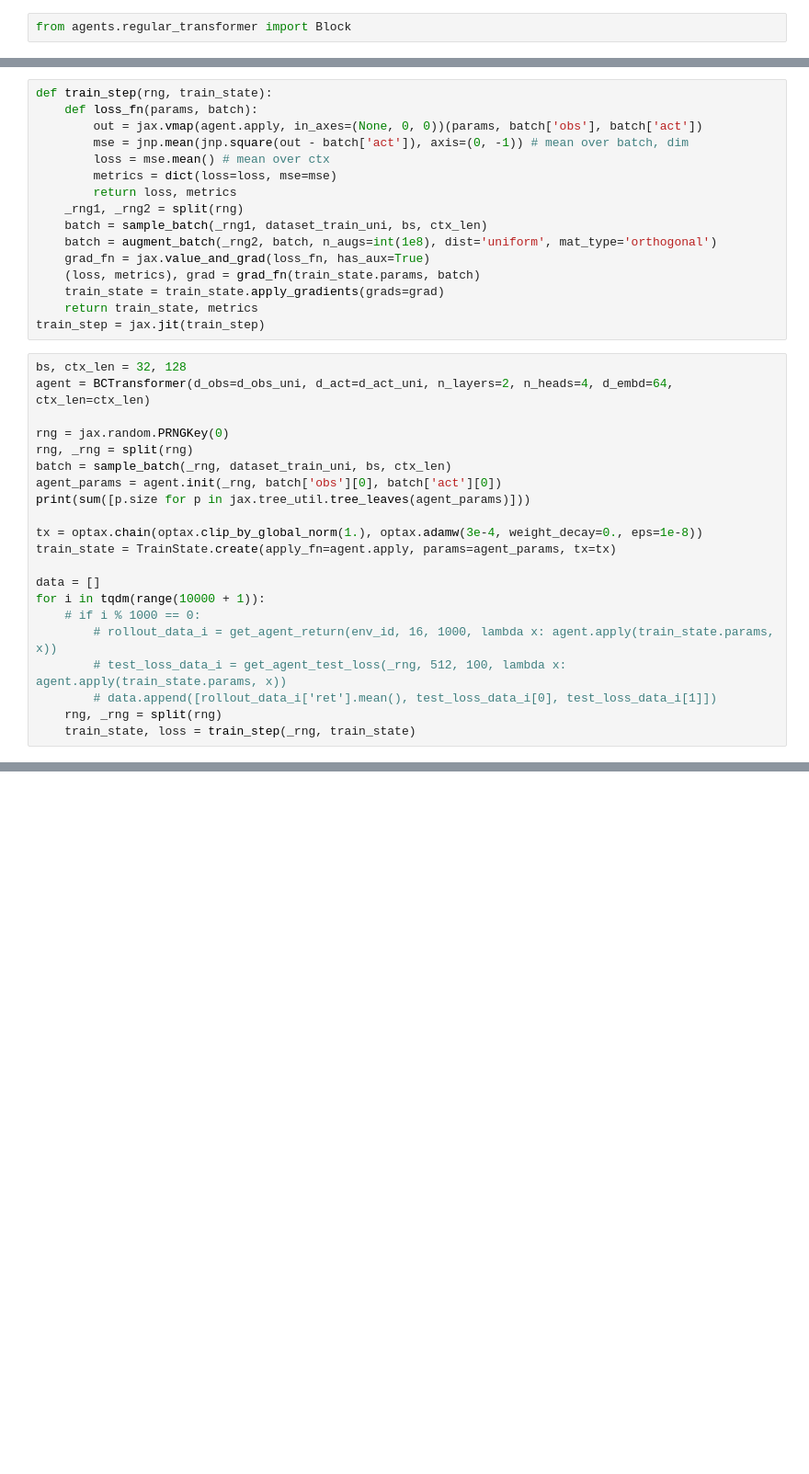
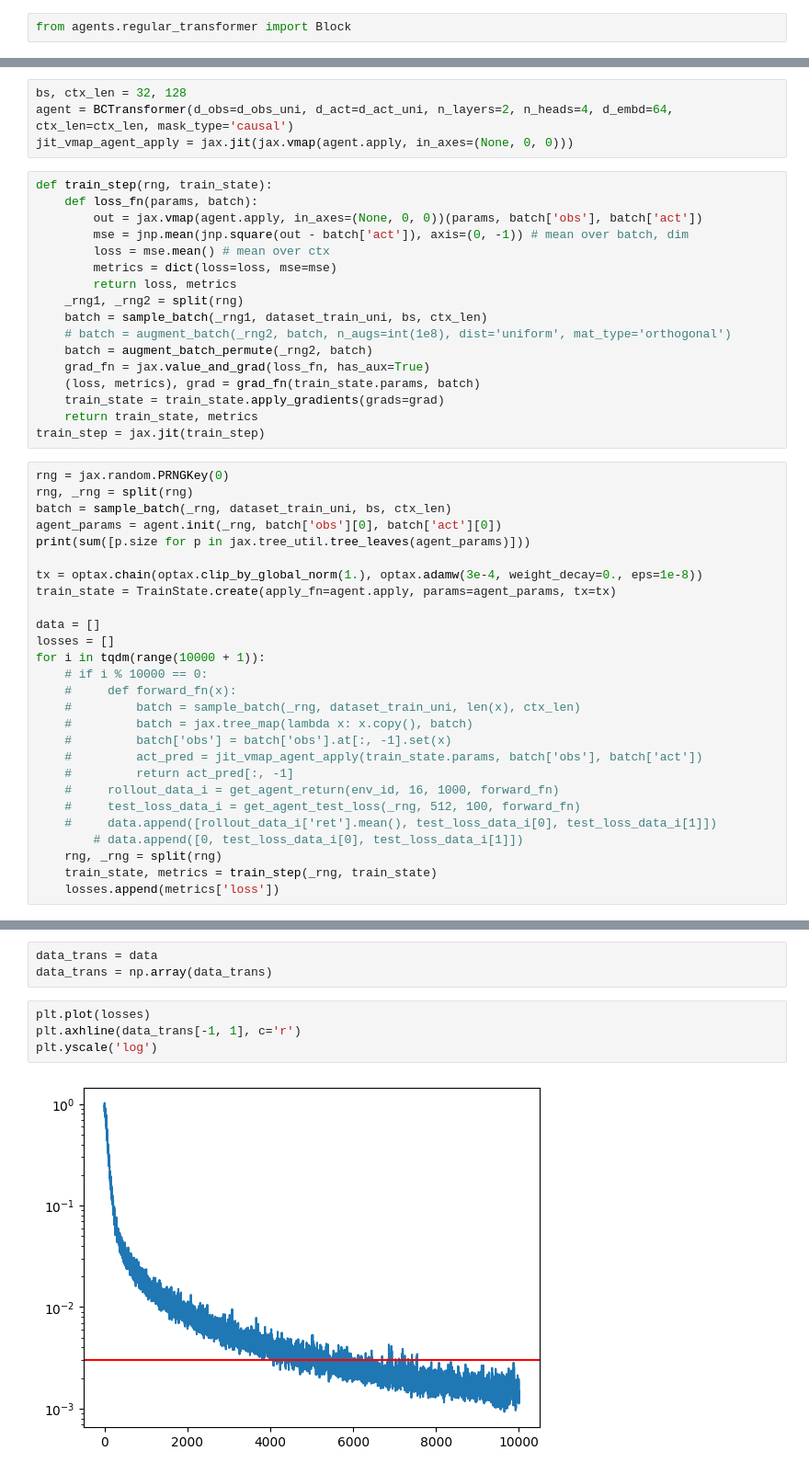
Before and after one commit to akarshkumar0101/synthetic-mdps, a Jupyter notebook: src/reacher_debug.ipynb, the cells around one changed output, grey strips where cells are left out. Shown at 92% size. Drawn from its saved outputs; the diff is of its cells as text; blank space fills up the shorter version.

```diff
--- a/src/reacher_debug.ipynb
+++ b/src/reacher_debug.ipynb
@@ -270,3 +298,7 @@ def augment_batch(rng, batch, n_augs, dist="uniform", mat_type='gaussian'):
+# %%
+bs, ctx_len = 32, 128
+agent = BCTransformer(d_obs=d_obs_uni, d_act=d_act_uni, n_layers=2, n_heads=4, d_embd=64, ctx_len=ctx_len, mask_type='causal')
+jit_vmap_agent_apply = jax.jit(jax.vmap(agent.apply, in_axes=(None, 0, 0)))
 # %%
 def train_step(rng, train_state):
     def loss_fn(params, batch):
@@ -277,16 +309,14 @@ def train_step(rng, train_state):
         return loss, metrics
     _rng1, _rng2 = split(rng)
     batch = sample_batch(_rng1, dataset_train_uni, bs, ctx_len)
-    batch = augment_batch(_rng2, batch, n_augs=int(1e8), dist='uniform', mat_type='orthogonal')
+    # batch = augment_batch(_rng2, batch, n_augs=int(1e8), dist='uniform', mat_type='orthogonal')
+    batch = augment_batch_permute(_rng2, batch)
     grad_fn = jax.value_and_grad(loss_fn, has_aux=True)
     (loss, metrics), grad = grad_fn(train_state.params, batch)
     train_state = train_state.apply_gradients(grads=grad)
     return train_state, metrics
 train_step = jax.jit(train_step)
 # %%
-bs, ctx_len = 32, 128
-agent = BCTransformer(d_obs=d_obs_uni, d_act=d_act_uni, n_layers=2, n_heads=4, d_embd=64, ctx_len=ctx_len)
-
 rng = jax.random.PRNGKey(0)
 rng, _rng = split(rng)
 batch = sample_batch(_rng, dataset_train_uni, bs, ctx_len)
@@ -297,11 +327,20 @@ tx = optax.chain(optax.clip_by_global_norm(1.), optax.adamw(3e-4, weight_decay=0
 train_state = TrainState.create(apply_fn=agent.apply, params=agent_params, tx=tx)
 
 data = []
+losses = []
 for i in tqdm(range(10000 + 1)):
-    # if i % 1000 == 0:
-        # rollout_data_i = get_agent_return(env_id, 16, 1000, lambda x: agent.apply(train_state.params, x))
-        # test_loss_data_i = get_agent_test_loss(_rng, 512, 100, lambda x: agent.apply(train_state.params, x))
-        # data.append([rollout_data_i['ret'].mean(), test_loss_data_i[0], test_loss_data_i[1]])
+    # if i % 10000 == 0:
+    #     def forward_fn(x):
+    #         batch = sample_batch(_rng, dataset_train_uni, len(x), ctx_len)
+    #         batch = jax.tree_map(lambda x: x.copy(), batch)
+    #         batch['obs'] = batch['obs'].at[:, -1].set(x)
+    #         act_pred = jit_vmap_agent_apply(train_state.params, batch['obs'], batch['act'])
+    #         return act_pred[:, -1]
+    #     rollout_data_i = get_agent_return(env_id, 16, 1000, forward_fn)
+    #     test_loss_data_i = get_agent_test_loss(_rng, 512, 100, forward_fn)
+    #     data.append([rollout_data_i['ret'].mean(), test_loss_data_i[0], test_loss_data_i[1]])
+        # data.append([0, test_loss_data_i[0], test_loss_data_i[1]])
     rng, _rng = split(rng)
-    train_state, loss = train_step(_rng, train_state)
+    train_state, metrics = train_step(_rng, train_state)
+    losses.append(metrics['loss'])
 # %% [output]
@@ -364,0 +354,9 @@ df.ewm(span=100).mean().mean(axis=1).plot()
+# %%
+data_trans = data
+data_trans = np.array(data_trans)
+# %%
+plt.plot(losses)
+plt.axhline(data_trans[-1, 1], c='r')
+plt.yscale('log')
+# %% [output]
+[figure, added]
```
Also changed, not shown: parts of 22 cells of this notebook, 1 other file.
